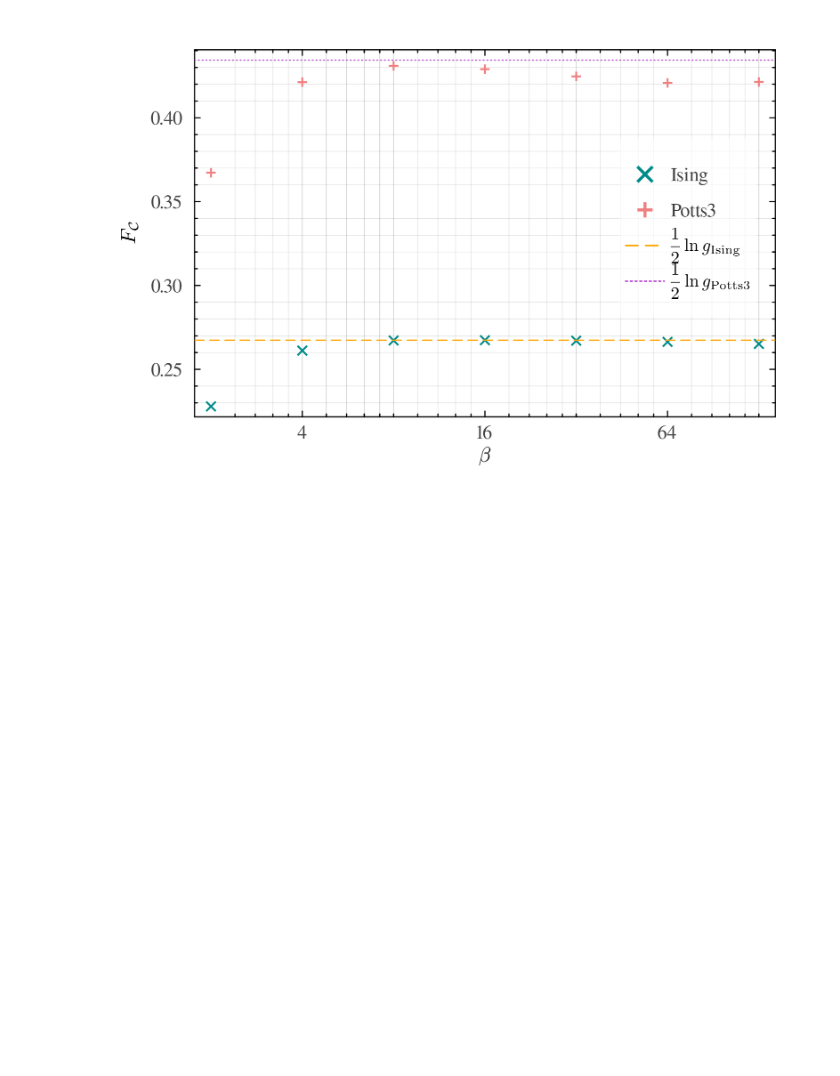
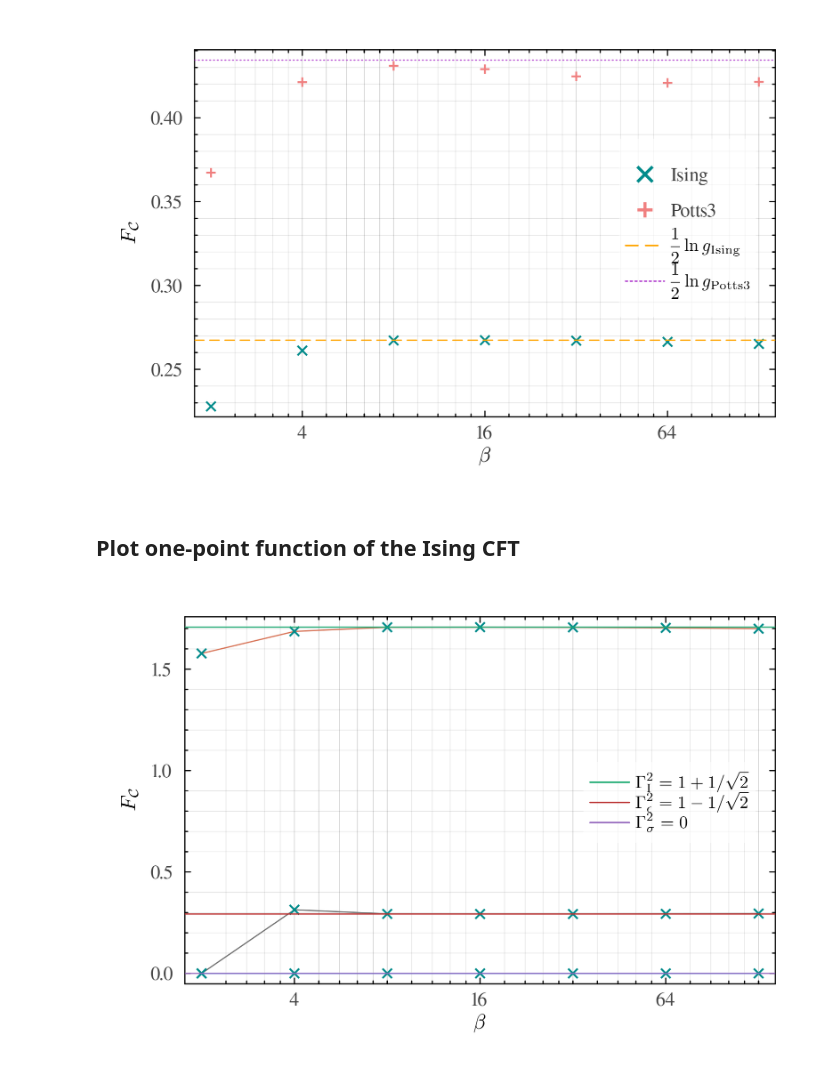
Before and after one commit to elle-et-noire/HOTRG-nonorientablesurface_, a Jupyter notebook: impl.ipynb, the cells around one changed output. Drawn from its saved outputs; the diff is of its cells as text; code cells hidden in the pictures; blank space fills up the shorter version.

Commit message:
gamma2

```diff
--- a/impl.ipynb
+++ b/impl.ipynb
@@ -82,3 +82,19 @@ p[:dpi] = round(Int, 3 * p[:dpi])
 p
 # %% [output]
 [figure]
+# %% [markdown]
+## Plot one-point function of the Ising CFT
+# %%
+gamma2_ising = cftdata_ising["<C|i>"][1:3, :] .^ 2
+β = 2 .^ (1:stepnum)
+
+p = plot()
+plot!(p, β, [gamma2_ising[i, :] for i in 1:3]; xscale = :log2, xlabel = L"\beta", ylabel = L"F_\mathcal{C}",
+  label = nothing, markershape = :x, markercolor = :darkcyan, xticks = [4, 16, 64] |> x -> (x, string.(x)), legend = :right)
+hline!(p, [1 + 1 / √2], label = L"\Gamma_\mathrm{I}^2 = 1 + 1 / \sqrt{2}")
+hline!(p, [1 - 1 / √2], label = L"\Gamma_{\epsilon}^2 = 1 - 1 / \sqrt{2}")
+hline!(p, [0], label = L"\Gamma_{\sigma}^2 = 0")
+p[:dpi] = round(Int, 3 * p[:dpi])
+p
+# %% [output]
+[figure, added]
```
Also changed, not shown: 1 other file.
